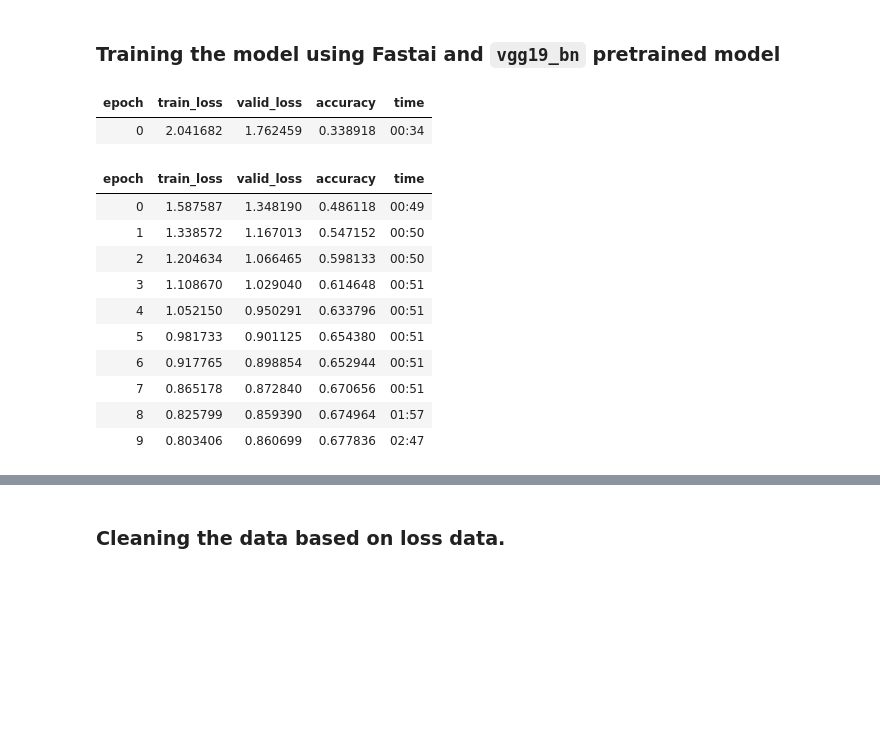
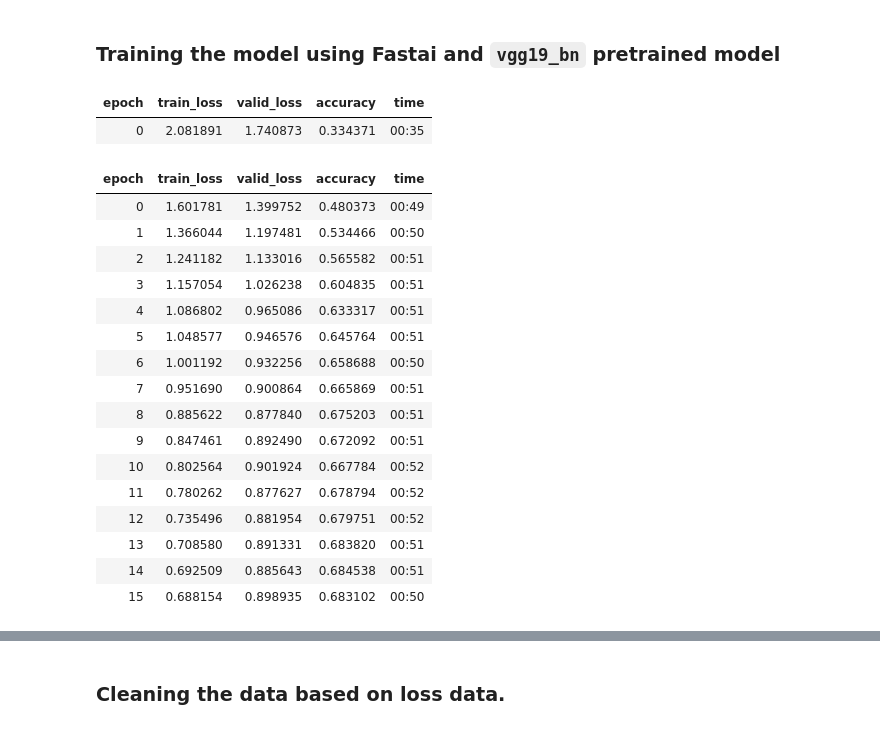
Before and after one commit to nonsocchi/Emotion-Recognition-Classifier, a Jupyter notebook: emorec2.ipynb, the cells around one changed output, grey strips where cells are left out. Saved outputs shown, nothing was run; the diff lists cells and outputs as text; code cells hidden in the pictures; blank space fills up the shorter version.

```diff
--- a/emorec2.ipynb
+++ b/emorec2.ipynb
@@ -44,21 +44,27 @@ dls.train.show_batch(max_n=8, nrows=1, unique=True)
 ### Training the model using Fastai and `vgg19_bn` pretrained model
 # %%
 model = cnn_learner(dls, vgg19_bn, metrics=accuracy)
-model.fine_tune(10)
+model.fine_tune(16)
 # %% [output]
 | epoch | train_loss | valid_loss | accuracy | time |
-| 0 | 2.041682 | 1.762459 | 0.338918 | 00:34 |
+| 0 | 2.081891 | 1.740873 | 0.334371 | 00:35 |
 | epoch | train_loss | valid_loss | accuracy | time |
-| 0 | 1.587587 | 1.348190 | 0.486118 | 00:49 |
-| 1 | 1.338572 | 1.167013 | 0.547152 | 00:50 |
-| 2 | 1.204634 | 1.066465 | 0.598133 | 00:50 |
-| 3 | 1.108670 | 1.029040 | 0.614648 | 00:51 |
-| 4 | 1.052150 | 0.950291 | 0.633796 | 00:51 |
-| 5 | 0.981733 | 0.901125 | 0.654380 | 00:51 |
-| 6 | 0.917765 | 0.898854 | 0.652944 | 00:51 |
-| 7 | 0.865178 | 0.872840 | 0.670656 | 00:51 |
-| 8 | 0.825799 | 0.859390 | 0.674964 | 01:57 |
-| 9 | 0.803406 | 0.860699 | 0.677836 | 02:47 |
+| 0 | 1.601781 | 1.399752 | 0.480373 | 00:49 |
+| 1 | 1.366044 | 1.197481 | 0.534466 | 00:50 |
+| 2 | 1.241182 | 1.133016 | 0.565582 | 00:51 |
+| 3 | 1.157054 | 1.026238 | 0.604835 | 00:51 |
+| 4 | 1.086802 | 0.965086 | 0.633317 | 00:51 |
+| 5 | 1.048577 | 0.946576 | 0.645764 | 00:51 |
+| 6 | 1.001192 | 0.932256 | 0.658688 | 00:50 |
+| 7 | 0.951690 | 0.900864 | 0.665869 | 00:51 |
+| 8 | 0.885622 | 0.877840 | 0.675203 | 00:51 |
+| 9 | 0.847461 | 0.892490 | 0.672092 | 00:51 |
+| 10 | 0.802564 | 0.901924 | 0.667784 | 00:52 |
+| 11 | 0.780262 | 0.877627 | 0.678794 | 00:52 |
+| 12 | 0.735496 | 0.881954 | 0.679751 | 00:52 |
+| 13 | 0.708580 | 0.891331 | 0.683820 | 00:51 |
+| 14 | 0.692509 | 0.885643 | 0.684538 | 00:51 |
+| 15 | 0.688154 | 0.898935 | 0.683102 | 00:50 |
 # %%
 interp = ClassificationInterpretation.from_learner(model)
 interp.plot_confusion_matrix(figsize=(7,7))
```
Also changed, not shown: parts of 6 cells of this notebook.
